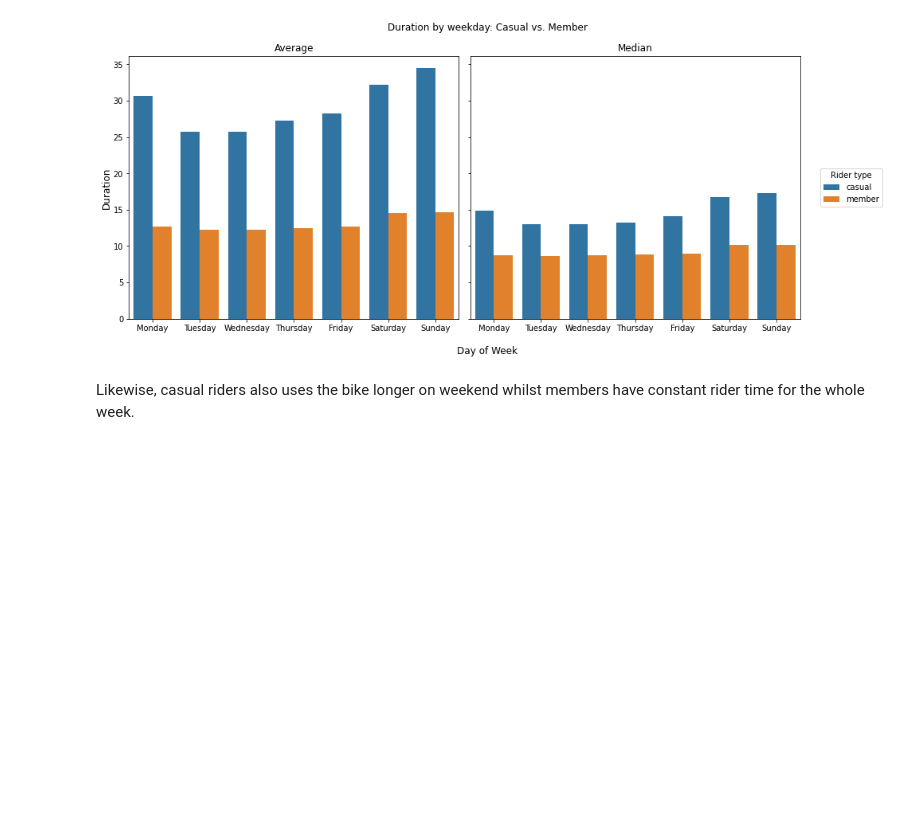
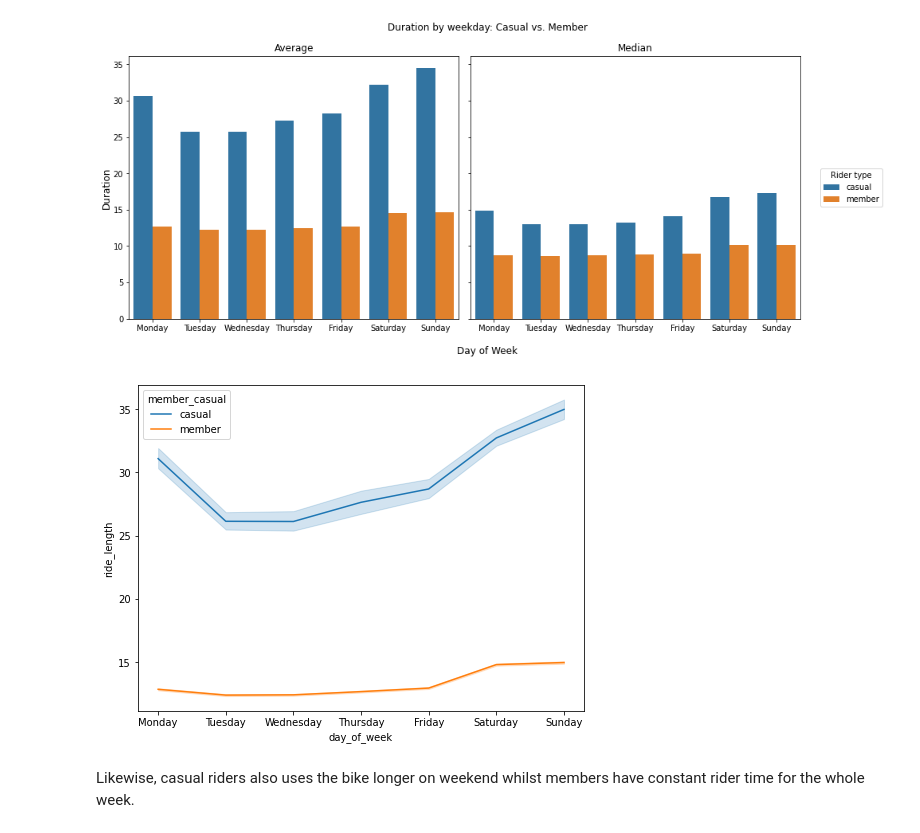
Before and after one commit to maanh96/gg-cyclistic-case-study, a Jupyter notebook: Case Study 1/cyclistic_bikeshare_analysis.ipynb, the cells around one changed output. Drawn from its saved outputs; the diff is of its cells as text; code cells hidden in the pictures; blank space fills up the shorter version.

```diff
--- a/cyclistic_bikeshare_analysis.ipynb
+++ b/Case Study 1/cyclistic_bikeshare_analysis.ipynb
@@ -289,6 +296,11 @@ plt.legend(title='Rider type', loc='center left', bbox_to_anchor=(1.05, 0.5))
 plt.tight_layout()
 # %% [output]
 [figure]
+# %%
+plt.figure(figsize=(8, 6))
+g = sns.lineplot(data=bike_df, x='day_of_week', y='ride_length', hue='member_casual')
+# %% [output]
+[figure, added]
 # %% [markdown]
 Likewise, casual riders also uses the bike longer on weekend whilst members have constant rider time for the whole week.
 # %% [markdown]
```
Also changed, not shown: parts of 5 cells of this notebook, 3 other files.
